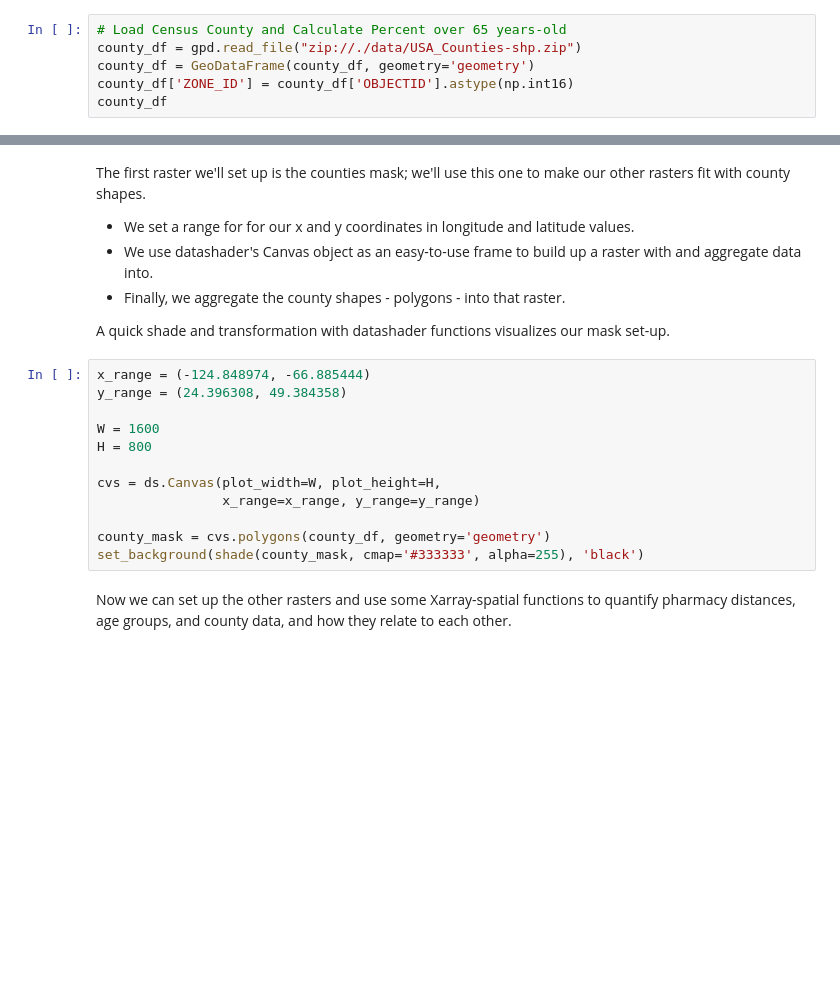
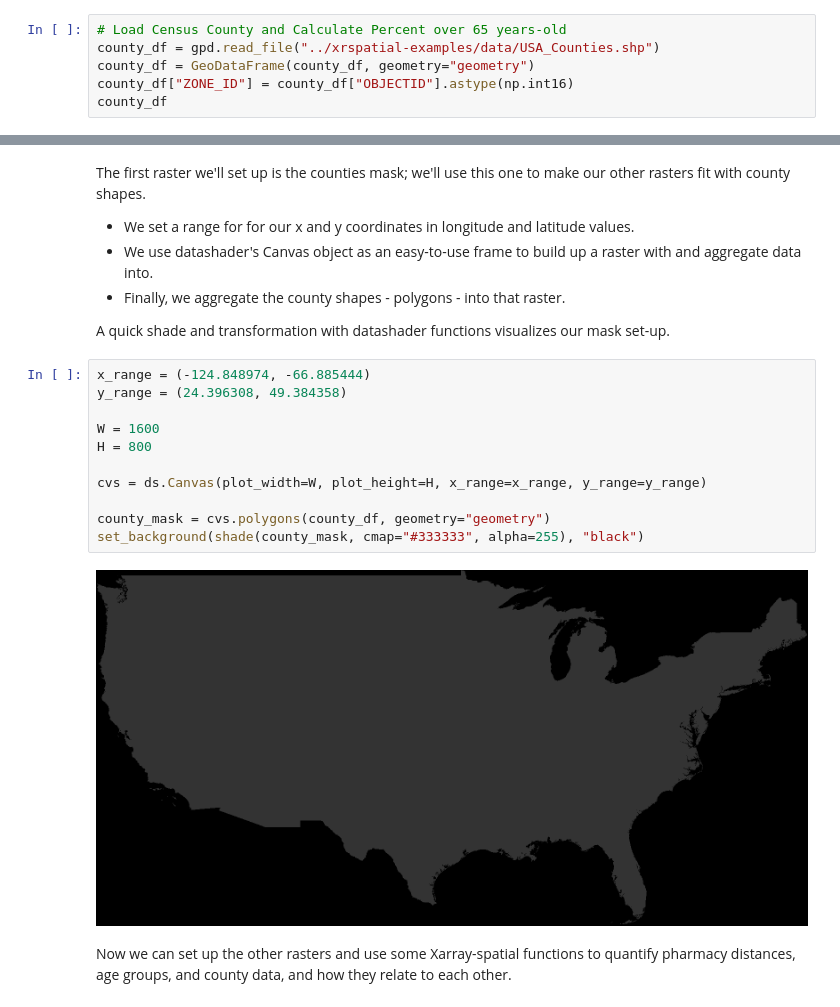
Before and after one commit to makepath/xarray-spatial, a Jupyter notebook: examples/pharmacy-deserts.ipynb, the cells around one changed output, grey strips where cells are left out. Drawn from its saved outputs; the diff is of its cells as text; blank space fills up the shorter version.

```diff
--- a/examples/pharmacy-deserts.ipynb
+++ b/examples/pharmacy-deserts.ipynb
@@ -53,7 +79,7 @@ blockgroup_df
 And, we'll do the same again for the counties data.
 # %%
 # Load Census County and Calculate Percent over 65 years-old
-county_df = gpd.read_file("zip://./data/USA_Counties-shp.zip")
-county_df = GeoDataFrame(county_df, geometry='geometry')
-county_df['ZONE_ID'] = county_df['OBJECTID'].astype(np.int16)
+county_df = gpd.read_file("../xrspatial-examples/data/USA_Counties.shp")
+county_df = GeoDataFrame(county_df, geometry="geometry")
+county_df["ZONE_ID"] = county_df["OBJECTID"].astype(np.int16)
 county_df
@@ -72,15 +112,16 @@ A quick shade and transformation with datashader functions visualizes our mask s
 # %%
 x_range = (-124.848974, -66.885444)
 y_range = (24.396308, 49.384358)
 
 W = 1600
 H = 800
 
-cvs = ds.Canvas(plot_width=W, plot_height=H,
-                x_range=x_range, y_range=y_range)
+cvs = ds.Canvas(plot_width=W, plot_height=H, x_range=x_range, y_range=y_range)
 
-county_mask = cvs.polygons(county_df, geometry='geometry')
-set_background(shade(county_mask, cmap='#333333', alpha=255), 'black')
+county_mask = cvs.polygons(county_df, geometry="geometry")
+set_background(shade(county_mask, cmap="#333333", alpha=255), "black")
+# %% [output]
+[figure, added]
 # %% [markdown]
 Now we can set up the other rasters and use some Xarray-spatial functions to quantify pharmacy distances, age groups, and county data, and how they relate to each other.
 # %% [markdown]
```
Also changed, not shown: parts of 13 cells of this notebook.
